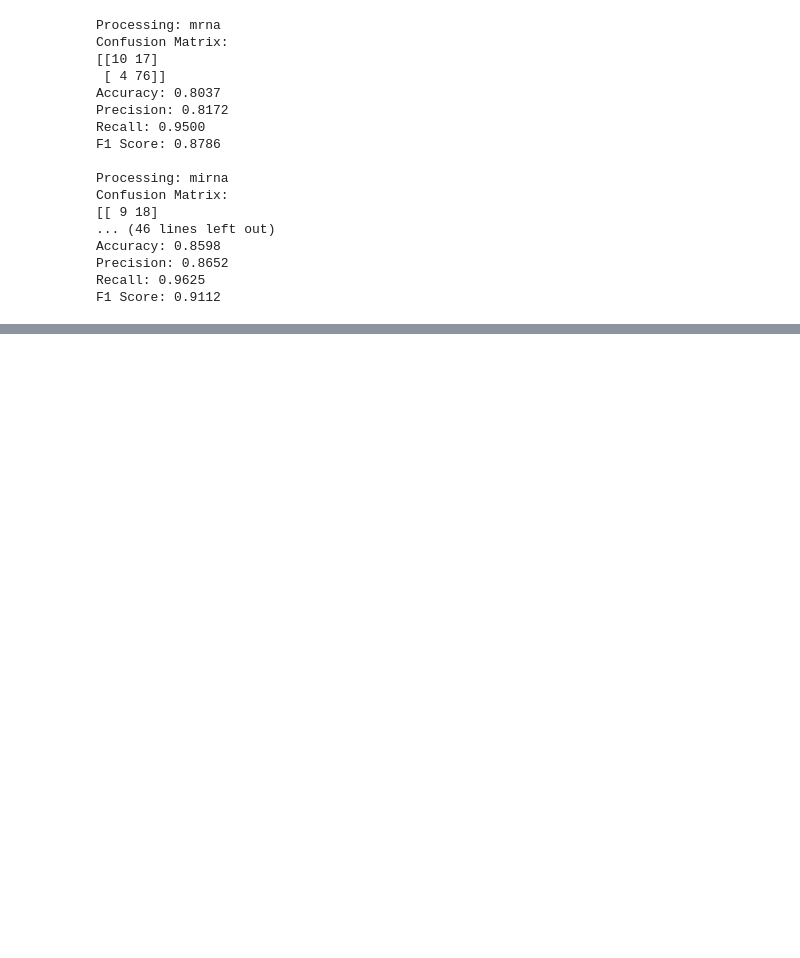
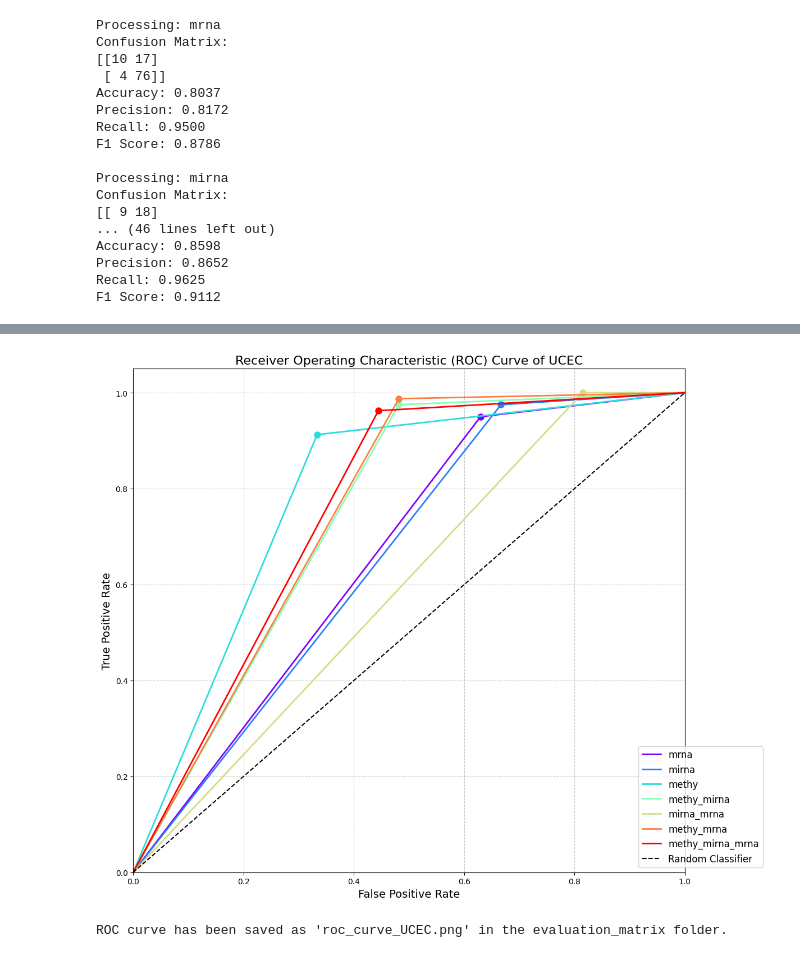
Before and after one commit to priyashdhakal/adomics, a Jupyter notebook: src/eveluation.ipynb, the cells around one changed output, grey strips where cells are left out. Drawn from its saved outputs; the diff is of its cells as text; code cells hidden in the pictures; blank space fills up the shorter version.

Commit message:
ROC Curve updated

```diff
--- a/src/eveluation.ipynb
+++ b/src/eveluation.ipynb
@@ -179,0 +263,66 @@ Bar graph has been saved as 'evaluation_metrics_comparison.png' in the evaluatio
+# %%
+def read_evaluation_results(file_path):
+    results = {}
+    current_data_type = None
+    with open(file_path, 'r') as file:
+        for line in file:
+            if line.startswith('Processing:'):
+                current_data_type = line.split(':')[1].strip()
+                results[current_data_type] = {}
+            elif 'Confusion Matrix:' in line:
+                matrix = []
+                for _ in range(2):  # Read next two lines for 2x2 matrix
+                    matrix_line = next(file).strip()
+                    matrix.append([int(x) for x in matrix_line.strip('[]').split()])
+                results[current_data_type]['Confusion Matrix'] = np.array(matrix)
+    return results
+
+def calculate_roc_points(confusion_matrix):
+    [[tn, fp], [fn, tp]] = confusion_matrix
+    tpr = tp / (tp + fn)
+    fpr = fp / (fp + tn)
+    return fpr, tpr
+
+# Path to the evaluation results file
+eval_folder = "evaluation_matrix"
+results_file = os.path.join(eval_folder, "evaluation_results_UCEC.txt")
+
+# Read the results
+results = read_evaluation_results(results_file)
+
+# Prepare data for plotting
+data_types = list(results.keys())
+
+# Create ROC Curve
+plt.figure(figsize=(12, 10))
+colors = plt.cm.rainbow(np.linspace(0, 1, len(data_types)))
+
+for data_type, color in zip(data_types, colors):
+    fpr, tpr = calculate_roc_points(results[data_type]['Confusion Matrix'])
+
+    # Plot ROC curve
+    plt.plot([0, fpr, 1], [0, tpr, 1], '-', label=data_type, color=color, linewidth=2)
+    plt.plot(fpr, tpr, 'o', color=color, markersize=8)
+
+plt.plot([0, 1], [0, 1], 'k--', label='Random Classifier')
+plt.xlim([0.0, 1.0])
+plt.ylim([0.0, 1.05])
+plt.xlabel('False Positive Rate', fontsize=14)
+plt.ylabel('True Positive Rate', fontsize=14)
+plt.title('Receiver Operating Characteristic (ROC) Curve of UCEC', fontsize=16)
+
+# Adjust legend
+plt.legend(loc="lower right", fontsize=12, bbox_to_anchor=(1.15, 0))
+
+# Add grid for better readability
+plt.grid(True, linestyle='--', alpha=0.7)
+
+# Adjust layout and save
+plt.tight_layout()
+plt.savefig(os.path.join(eval_folder, 'roc_curve_UCEC.png'), dpi=300, bbox_inches='tight')
+plt.show()
+
+print(f"ROC curve has been saved as 'roc_curve_UCEC.png' in the {eval_folder} folder.")
+# %% [output]
+[figure, added]
+ROC curve has been saved as 'roc_curve_UCEC.png' in the evaluation_matrix folder.
```
Also changed, not shown: parts of 3 cells of this notebook.
